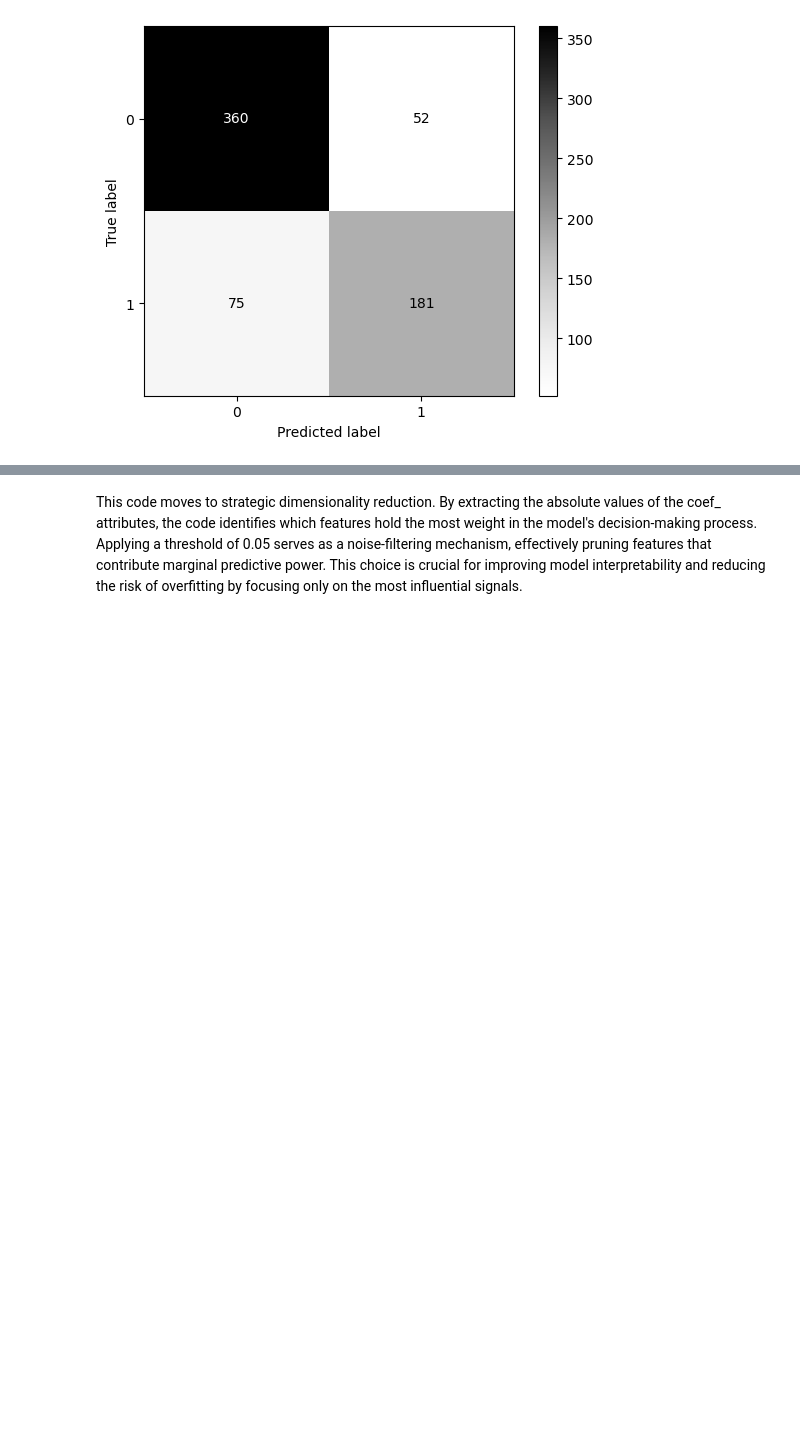
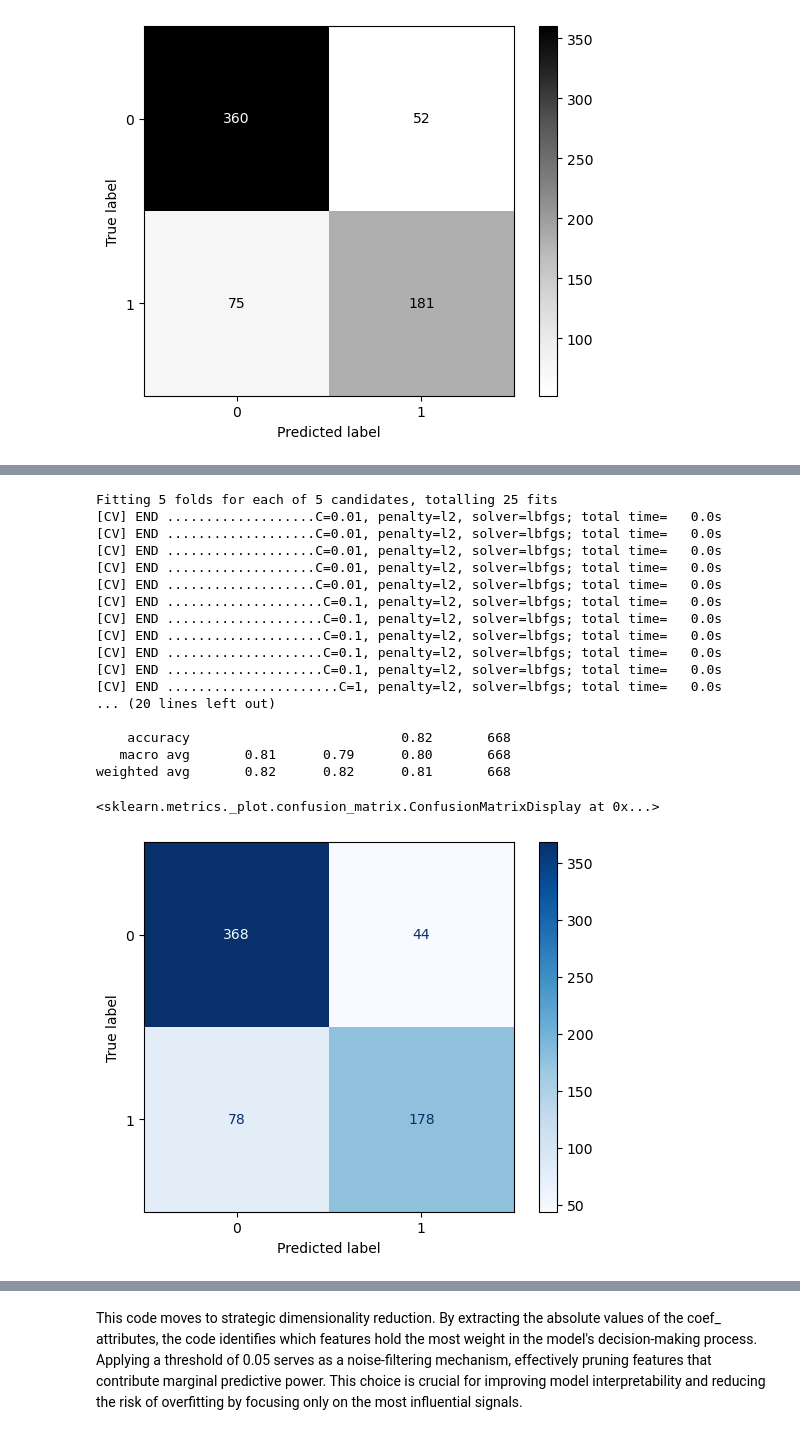
Before and after one commit to mzikkhan/titanic_survival_prediction, a Jupyter notebook: project.ipynb, the cells around one changed output, grey strips where cells are left out. Saved outputs shown, nothing was run; the diff lists cells and outputs as text; code cells hidden in the pictures; blank space fills up the shorter version.

```diff
--- a/project.ipynb
+++ b/project.ipynb
@@ -459,20 +476,3 @@ Baseline Logistic Regression
 weighted avg       0.81      0.81      0.81       668
 <sklearn.metrics._plot.confusion_matrix.ConfusionMatrixDisplay at 0x...>
 [figure]
-# %%
-from sklearn.linear_model import LogisticRegression
-from sklearn.model_selection import GridSearchCV
-from sklearn.metrics import classification_report,confusion_matrix, ConfusionMatrixDisplay,f1_score
-
-# Create baseline model
-log_baseline = LogisticRegression(max_iter=1000, random_state=42)
-log_baseline.fit(X_train, y_train)
-
-# Evaluate on Training Set
-baseline_preds = log_baseline.predict(X_train)
-
-print("Baseline Logistic Regression")
-print(classification_report(y_train, baseline_preds))
-
-# Plot Baseline Confusion Matrix
-ConfusionMatrixDisplay.from_predictions(y_train, baseline_preds, cmap='Greys')
@@ -490,0 +483,48 @@ weighted avg       0.81      0.81      0.81       668
+# %%
+# Tune model
+log_model = LogisticRegression(max_iter=1000, random_state=42)
+
+# Grid search for best parameters
+param_grid = {
+    'C': [0.01, 0.1, 1, 10, 100],
+    'penalty': ['l2'],
+    'solver': ['lbfgs']
+}
+
+logreg_grid = GridSearchCV(log_model, param_grid, refit=True, verbose=2, cv=5)
+logreg_grid.fit(X_train, y_train)
+
+print("Best Parameters:", logreg_grid.best_params_)
+
+# Predict on the training set using the best parameters found
+logreg_train_predictions = logreg_grid.predict(X_train)
+
+print("Training Set Classification Report")
+print(classification_report(y_train, logreg_train_predictions))
+
+# Plot confusion matrix for the training set
+ConfusionMatrixDisplay.from_predictions(
+    y_train,
+    logreg_train_predictions,
+    cmap='Blues'
+)
+# %% [output]
+Fitting 5 folds for each of 5 candidates, totalling 25 fits
+[CV] END ...................C=0.01, penalty=l2, solver=lbfgs; total time=   0.0s
+[CV] END ...................C=0.01, penalty=l2, solver=lbfgs; total time=   0.0s
+[CV] END ...................C=0.01, penalty=l2, solver=lbfgs; total time=   0.0s
+[CV] END ...................C=0.01, penalty=l2, solver=lbfgs; total time=   0.0s
+[CV] END ...................C=0.01, penalty=l2, solver=lbfgs; total time=   0.0s
+[CV] END ....................C=0.1, penalty=l2, solver=lbfgs; total time=   0.0s
+[CV] END ....................C=0.1, penalty=l2, solver=lbfgs; total time=   0.0s
+[CV] END ....................C=0.1, penalty=l2, solver=lbfgs; total time=   0.0s
+[CV] END ....................C=0.1, penalty=l2, solver=lbfgs; total time=   0.0s
+[CV] END ....................C=0.1, penalty=l2, solver=lbfgs; total time=   0.0s
+[CV] END ......................C=1, penalty=l2, solver=lbfgs; total time=   0.0s
+... (20 lines left out)
+
+    accuracy                           0.82       668
+   macro avg       0.81      0.79      0.80       668
+weighted avg       0.82      0.82      0.81       668
+<sklearn.metrics._plot.confusion_matrix.ConfusionMatrixDisplay at 0x...>
+[figure, added]
```
Also changed, not shown: parts of 42 cells of this notebook, 2 other files.
